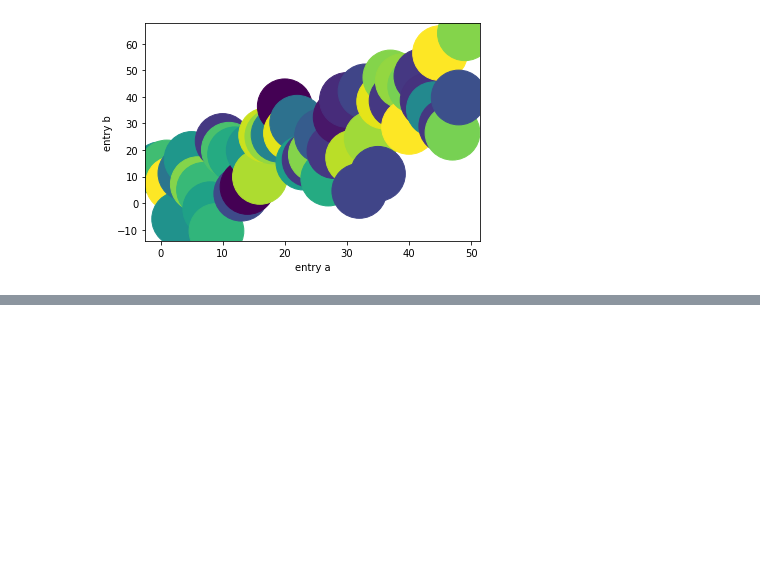
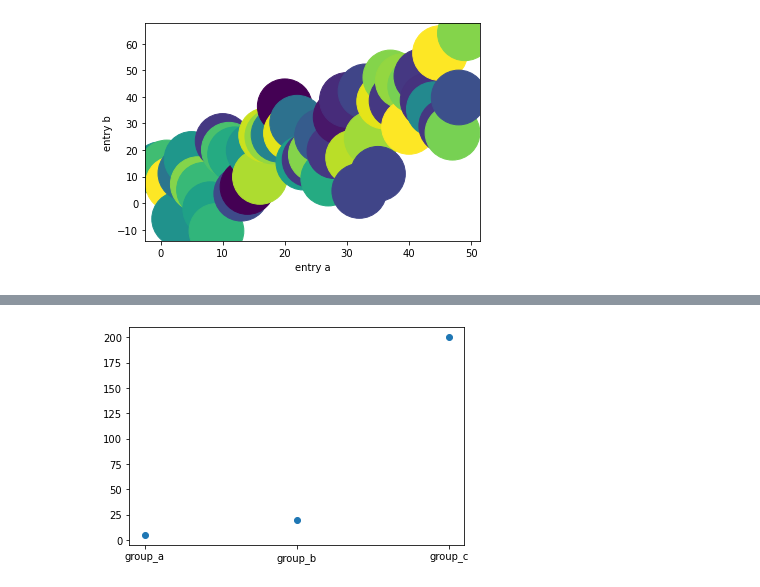
Before and after one commit to MarkvinsonAvatara/Matplotlib_learn, a Jupyter notebook: MatplotlibLearnWeek2.ipynb, the cells around one changed output, grey strips where cells are left out. Drawn from its saved outputs; the diff is of its cells as text; code cells hidden in the pictures; blank space fills up the shorter version.

```diff
--- a/MatplotlibLearnWeek2.ipynb
+++ b/MatplotlibLearnWeek2.ipynb
@@ -124,0 +136,5 @@ plt.show()
+# %%
+plt.scatter(sub_A, sub_B)#bentuk scatter plot
+plt.show()
+# %% [output]
+[figure, added]
```
Also changed, not shown: parts of 4 cells of this notebook.
